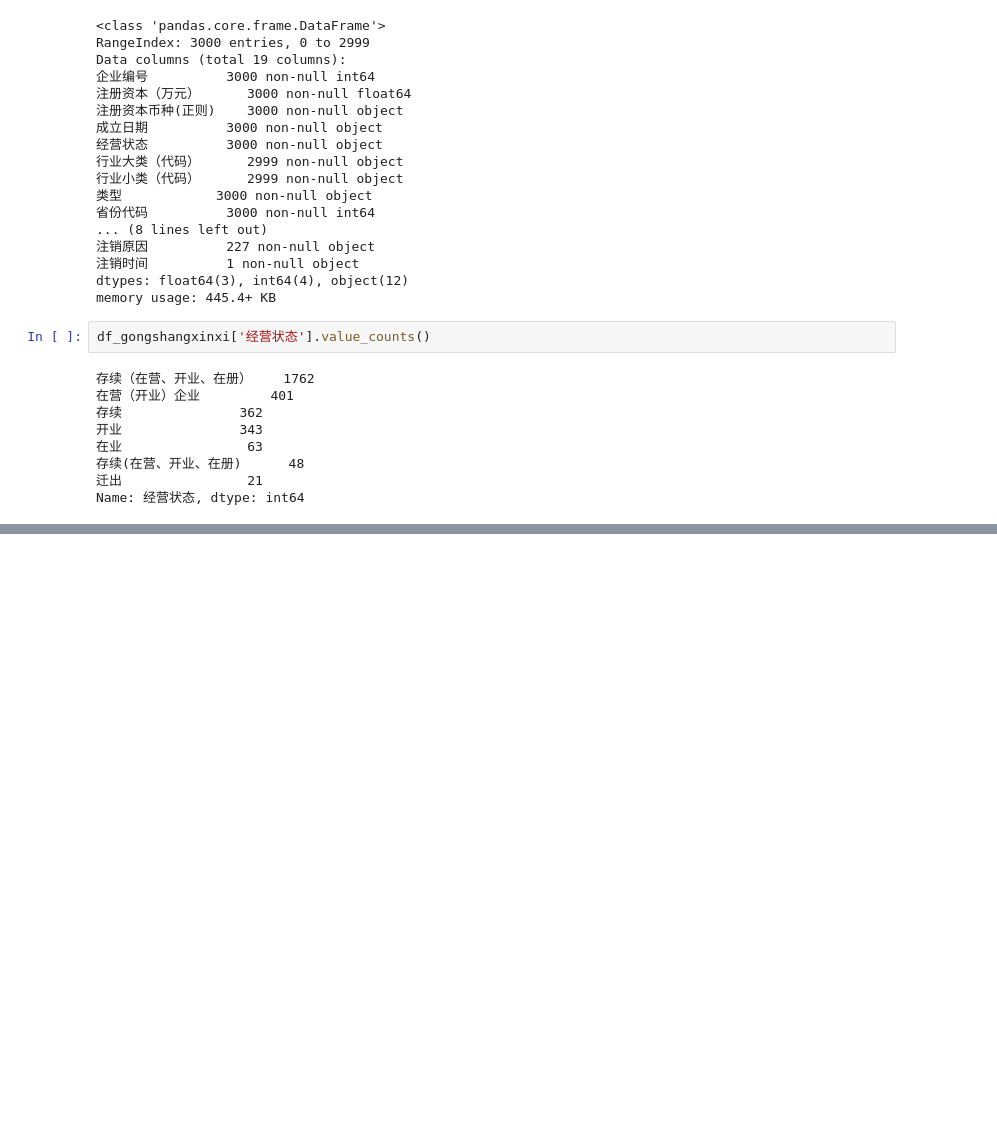
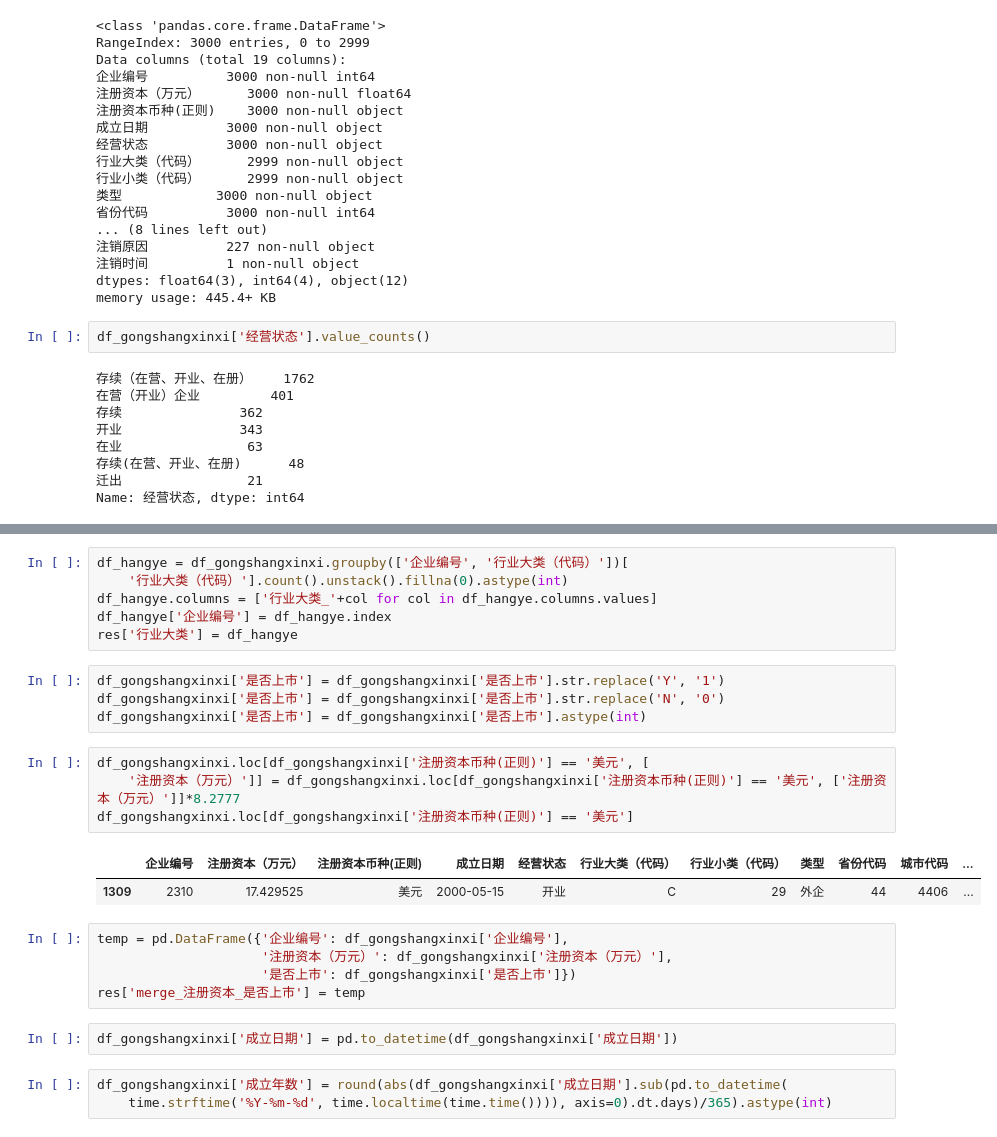
Before and after one commit to AlanConstantine/ISI-WorldCup2019, a Jupyter notebook: Code/Preprocessing/CombineNoFinancialData2.ipynb, the cells around one changed output, grey strips where cells are left out. Saved outputs shown, nothing was run; the diff lists cells and outputs as text; blank space fills up the shorter version.

```diff
--- a/Code/Preprocessing/CombineNoFinancialData2.ipynb
+++ b/Code/Preprocessing/CombineNoFinancialData2.ipynb
@@ -174,0 +171,27 @@ Name: 经营状态, dtype: int64
+# %%
+df_hangye = df_gongshangxinxi.groupby(['企业编号', '行业大类（代码）'])[
+    '行业大类（代码）'].count().unstack().fillna(0).astype(int)
+df_hangye.columns = ['行业大类_'+col for col in df_hangye.columns.values]
+df_hangye['企业编号'] = df_hangye.index
+res['行业大类'] = df_hangye
+# %%
+df_gongshangxinxi['是否上市'] = df_gongshangxinxi['是否上市'].str.replace('Y', '1')
+df_gongshangxinxi['是否上市'] = df_gongshangxinxi['是否上市'].str.replace('N', '0')
+df_gongshangxinxi['是否上市'] = df_gongshangxinxi['是否上市'].astype(int)
+# %%
+df_gongshangxinxi.loc[df_gongshangxinxi['注册资本币种(正则)'] == '美元', [
+    '注册资本（万元）']] = df_gongshangxinxi.loc[df_gongshangxinxi['注册资本币种(正则)'] == '美元', ['注册资本（万元）']]*8.2777
+df_gongshangxinxi.loc[df_gongshangxinxi['注册资本币种(正则)'] == '美元']
+# %% [output]
+|  | 企业编号 | 注册资本（万元） | 注册资本币种(正则) | 成立日期 | 经营状态 | 行业大类（代码） | 行业小类（代码） | 类型 | 省份代码 | 城市代码 | ... |
+| 1309 | 2310 | 17.429525 | 美元 | 2000-05-15 | 开业 | C | 29 | 外企 | 44 | 4406 | ... |
+# %%
+temp = pd.DataFrame({'企业编号': df_gongshangxinxi['企业编号'],
+                     '注册资本（万元）': df_gongshangxinxi['注册资本（万元）'],
+                     '是否上市': df_gongshangxinxi['是否上市']})
+res['merge_注册资本_是否上市'] = temp
+# %%
+df_gongshangxinxi['成立日期'] = pd.to_datetime(df_gongshangxinxi['成立日期'])
+# %%
+df_gongshangxinxi['成立年数'] = round(abs(df_gongshangxinxi['成立日期'].sub(pd.to_datetime(
+    time.strftime('%Y-%m-%d', time.localtime(time.time()))), axis=0).dt.days)/365).astype(int)
```
Also changed, not shown: parts of 34 cells of this notebook.
